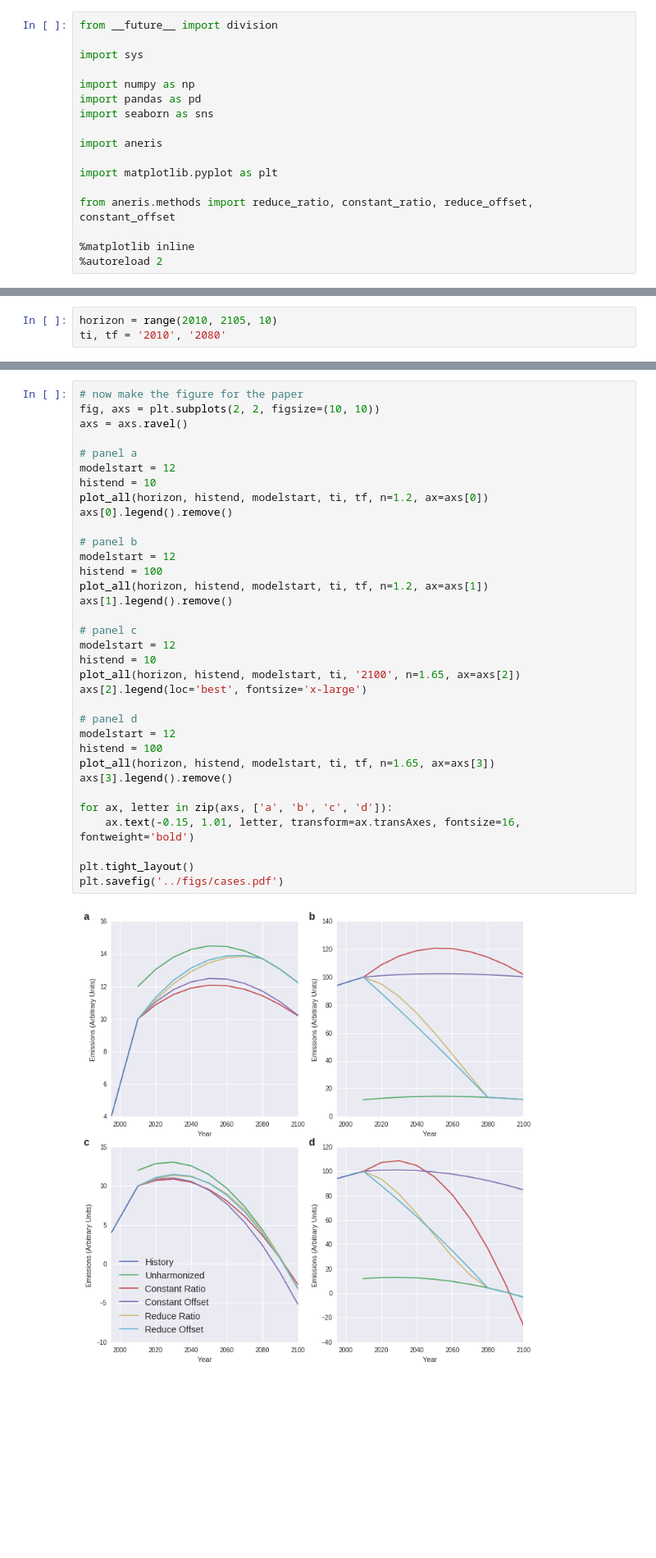
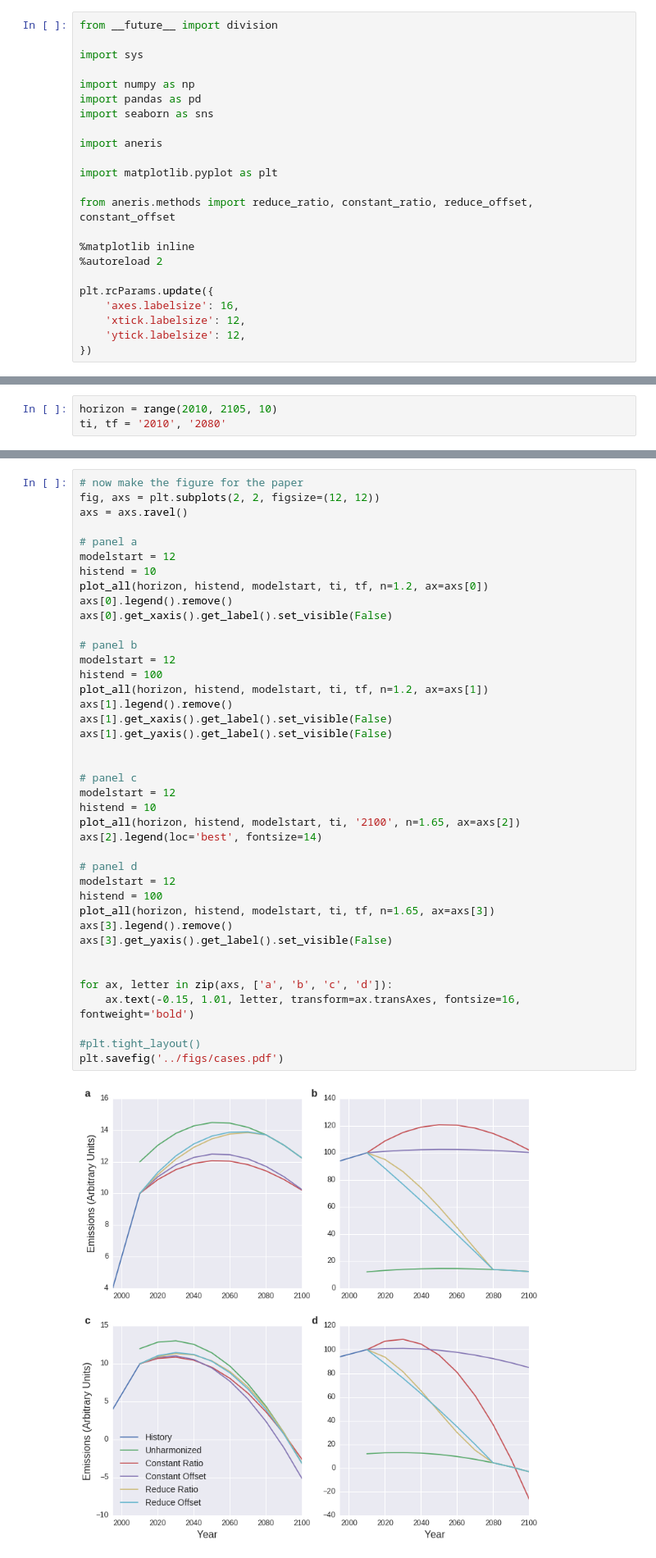
Before and after one commit to gidden/harmonization-methods-paper, a Jupyter notebook: analysis/cases.ipynb, the cells around one changed output, grey strips where cells are left out. Shown: that part at 82% size. Drawn from its saved outputs; the diff is of its cells as text; blank space fills up the shorter version.

```diff
--- a/analysis/cases.ipynb
+++ b/analysis/cases.ipynb
@@ -15,6 +15,12 @@ from aneris.methods import reduce_ratio, constant_ratio, reduce_offset, constant
 
 %matplotlib inline
 %autoreload 2
+
+plt.rcParams.update({
+    'axes.labelsize': 16,
+    'xtick.labelsize': 12,
+    'ytick.labelsize': 12,
+})
 # %%
 def plot(df, label=0, **kwargs):
     df = df.T.sort_index()
@@ -115,36 +121,42 @@ plot_all(horizon, histend, modelstart, ti, tf, n=1.65)
 # %%
 # now make the figure for the paper
-fig, axs = plt.subplots(2, 2, figsize=(10, 10))
+fig, axs = plt.subplots(2, 2, figsize=(12, 12))
 axs = axs.ravel()
 
 # panel a
 modelstart = 12
 histend = 10
 plot_all(horizon, histend, modelstart, ti, tf, n=1.2, ax=axs[0])
 axs[0].legend().remove()
+axs[0].get_xaxis().get_label().set_visible(False)
 
 # panel b
 modelstart = 12
 histend = 100
 plot_all(horizon, histend, modelstart, ti, tf, n=1.2, ax=axs[1])
 axs[1].legend().remove()
+axs[1].get_xaxis().get_label().set_visible(False)
+axs[1].get_yaxis().get_label().set_visible(False)
+
 
 # panel c
 modelstart = 12
 histend = 10
 plot_all(horizon, histend, modelstart, ti, '2100', n=1.65, ax=axs[2])
-axs[2].legend(loc='best', fontsize='x-large')
+axs[2].legend(loc='best', fontsize=14)
 
 # panel d
 modelstart = 12
 histend = 100
 plot_all(horizon, histend, modelstart, ti, tf, n=1.65, ax=axs[3])
 axs[3].legend().remove()
+axs[3].get_yaxis().get_label().set_visible(False)
+
 
 for ax, letter in zip(axs, ['a', 'b', 'c', 'd']):
     ax.text(-0.15, 1.01, letter, transform=ax.transAxes, fontsize=16, fontweight='bold')
 
-plt.tight_layout()
+#plt.tight_layout()
 plt.savefig('../figs/cases.pdf')
 # %% [output]
-[figure, old version]
+[figure, new version]
```
Also changed, not shown: parts of 6 cells of this notebook, 3 other files.
